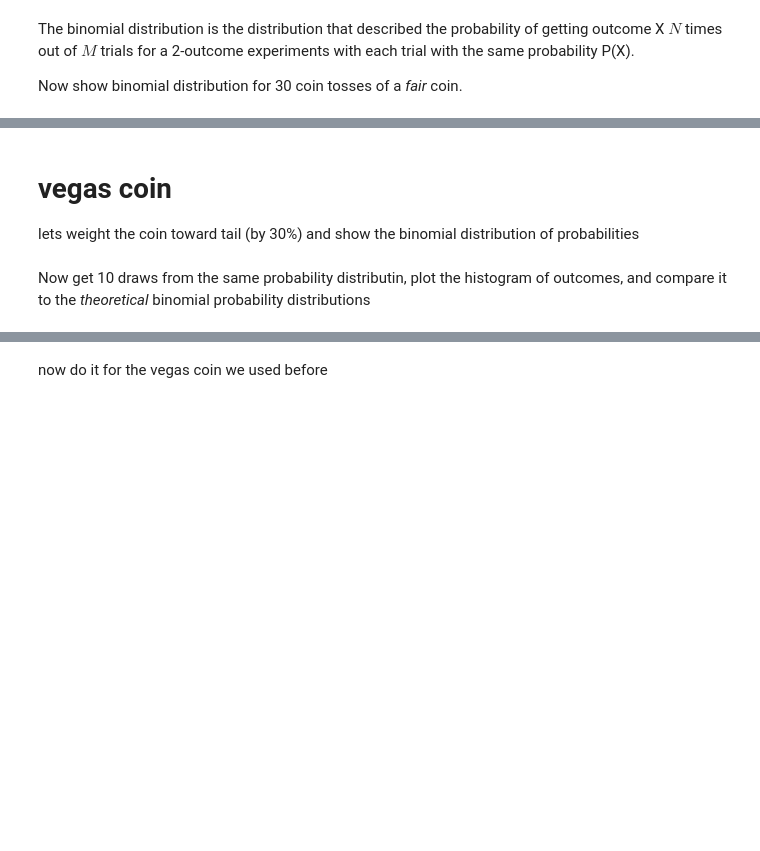
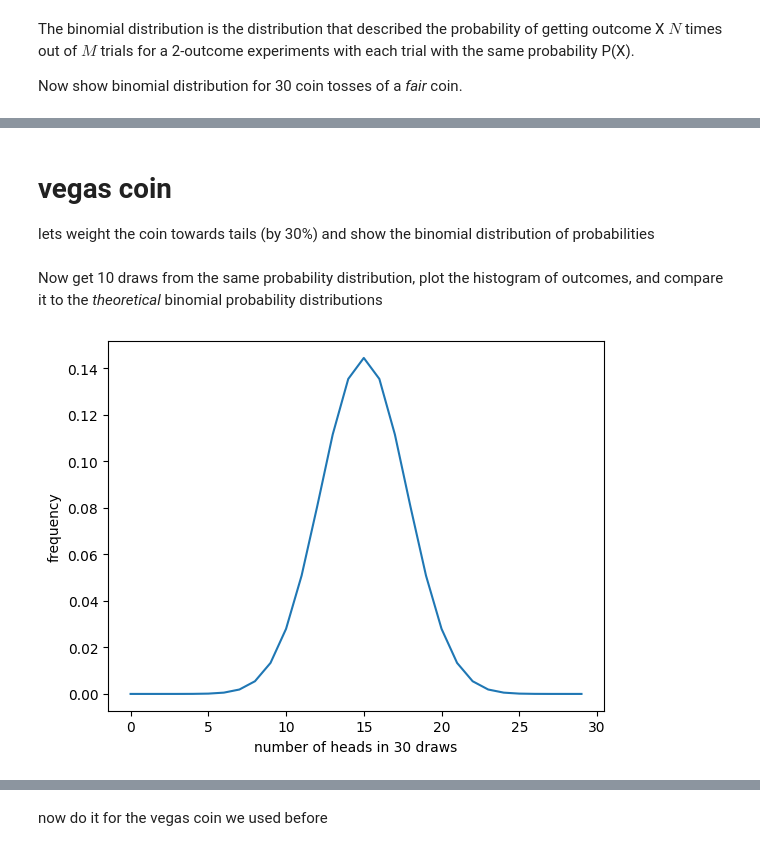
Before and after one commit to Katie-Moses/DSPS_KMoses, a Jupyter notebook: Instructions_coin_tosses.ipynb, the cells around one changed output, grey strips where cells are left out. Saved outputs shown, nothing was run; the diff lists cells and outputs as text; code cells hidden in the pictures; blank space fills up the shorter version.

```diff
--- a/Instructions_coin_tosses.ipynb
+++ b/Instructions_coin_tosses.ipynb
@@ -46,9 +66,12 @@ plt.ylabel("probability");
 # %% [markdown]
 # vegas coin
-lets weight the coin toward tail (by 30%) and show the binomial distribution of probabilities
+lets weight the coin towards tails (by 30%) and show the binomial distribution of probabilities
 # %% [markdown]
-Now get 10 draws from the same probability distributin, plot the histogram of outcomes, and compare it to the _theoretical_ binomial probability distributions
+Now get 10 draws from the same probability distribution, plot the histogram of outcomes, and compare it to the _theoretical_ binomial probability distributions
 # %%
-...
+support = np.arange(0, 30)
+plt.plot(support, sp.stats.binom.pmf(support, 30, 0.5));
 plt.xlabel("number of heads in 30 draws")
 plt.ylabel("frequency");
+# %% [output]
+[figure, added]
```
Also changed, not shown: parts of 8 cells of this notebook.
